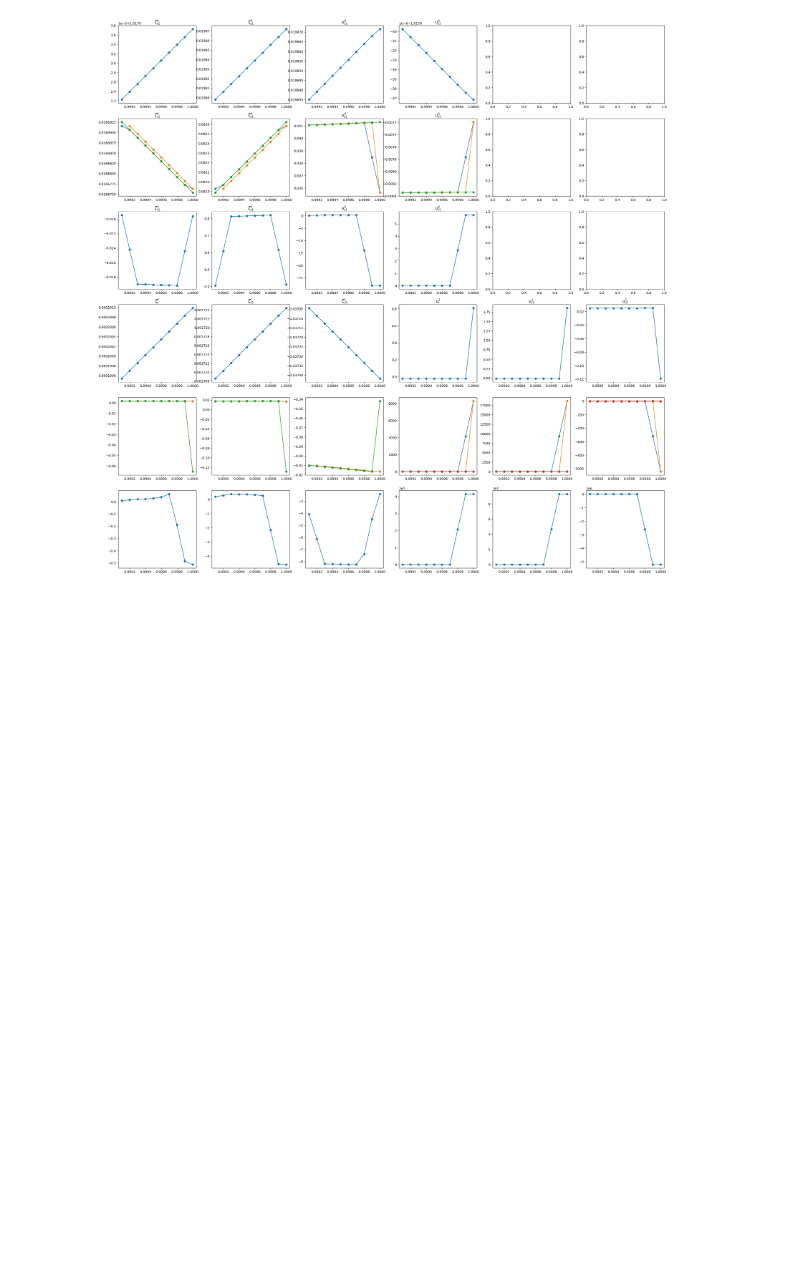
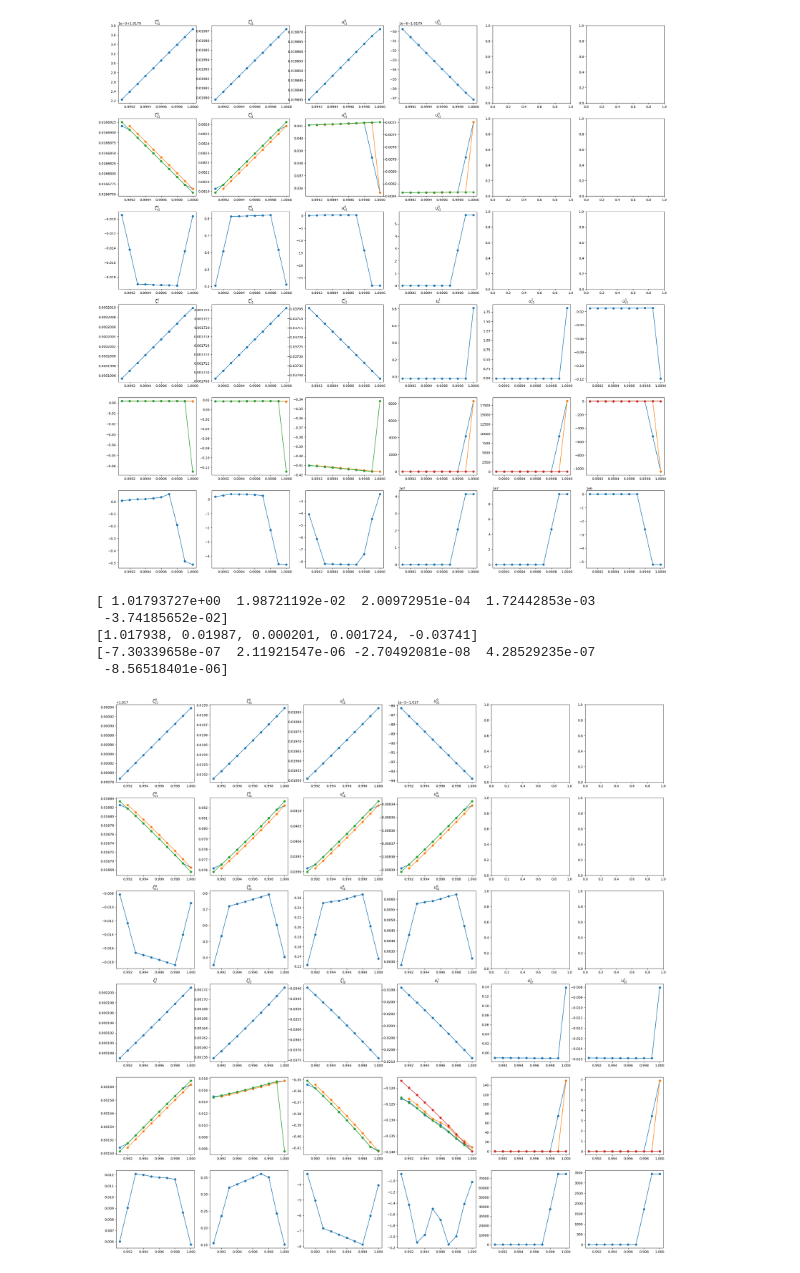
Before and after one commit to Jone-Liekens/Perturbation, a Jupyter notebook: shooting_method_FO.ipynb, the cells around one changed output. Drawn from its saved outputs; the diff is of its cells as text; code cells hidden in the pictures; blank space fills up the shorter version.

```diff
--- a/shooting_method_FO.ipynb
+++ b/shooting_method_FO.ipynb
@@ -666,3 +762,54 @@ plt.show()
        r: [-9.838e-01 -5.588e-05 ... -1.018e-04 -9.282e-01]
      qtf: [ 5.122e-15 -3.424e-14  4.994e-15 -2.157e-10 -9.700e-12]
 [figure]
+# %%
+pcswe = PCSWE()
+pcswe.h0 = 0.1
+pcswe.r = 0.45
+pcswe.small_number = 1e-6
+
+pcswe.set_derivative_vars()
+sol = pcswe.initial_guess()
+
+x = linspace(0, 1, 1000)
+
+fig, axs = plt.subplots(6, 6, figsize=(30, 30))
+labels=[r"$\zeta^0_{c1}$", r"$\zeta^0_{s1}$", r"$u^0_{c1}$", r"$u^0_{s1}$", r"$\zeta^1_{r}$", r"$\zeta^1_{c2}$", r"$\zeta^1_{s2}$", r"$u^1_{r}$", r"$u^1_{c2}$", r"$u^1_{s2}$"]
+
+st = -10
+x = x[st:]
+y_x_dx = np.array([pcswe.deriv(x_, sol.sol(x_)) for x_ in x]).T
+u1_x_dx = np.array([pcswe.lhopital_FO(x_, y_[4:], y_[:4], y_dx[:4], y_dx[4:7]) for x_, y_, y_dx in zip(x, sol.sol(x).T, y_x_dx.T)]).T
+
+
+for i in range(4):
+    axs[0, i].set_title(labels[i])
+    axs[0, i].plot(x, sol.sol(x)[i],'o-')
+for i in range(4):
+    axs[1, i].set_title(labels[i])
+    axs[1, i].plot(x, np.gradient(sol.sol(x)[i], x),'o-')
+    axs[1, i].plot(x[1:], np.diff(sol.sol(x)[i]) / np.diff(x),'o-')
+    axs[1, i].plot(x, y_x_dx[i], 'o-')
+for i in range(4):
+    axs[2, i].set_title(labels[i])
+    axs[2, i].plot(x, np.gradient(np.gradient(sol.sol(x)[i], x), x),'o-')
+for i in range(6):
+    axs[3, i].set_title(labels[4+i])
+    axs[3, i].plot(x, sol.sol(x)[4+i],'o-')
+for i in range(6):
+    axs[4, i].plot(x, np.gradient(sol.sol(x)[4+i], x),'o-')
+    axs[4, i].plot(x[1:], np.diff(sol.sol(x)[4+i]) / np.diff(x),'o-')
+    axs[4, i].plot(x, y_x_dx[4+i], 'o-')
+for i in range(3):
+    axs[4, 3+i].plot(x, u1_x_dx[i], 'o-')
+
+for i in range(6):
+    axs[5, i].plot(x, np.gradient(np.gradient(sol.sol(x)[4+i], x), x),'o-')
+plt.show()
+# %% [output]
+[ 1.01793727e+00  1.98721192e-02  2.00972951e-04  1.72442853e-03
+ -3.74185652e-02]
+[1.017938, 0.01987, 0.000201, 0.001724, -0.03741]
+[-7.30339658e-07  2.11921547e-06 -2.70492081e-08  4.28529235e-07
+ -8.56518401e-06]
+[figure, added]
```
Also changed, not shown: parts of 3 cells of this notebook.
